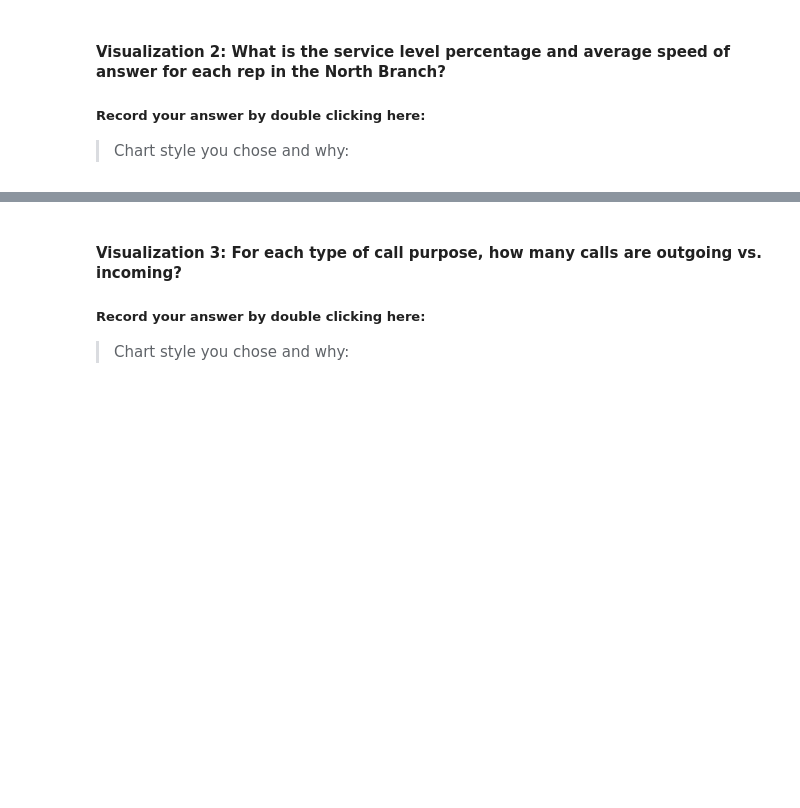
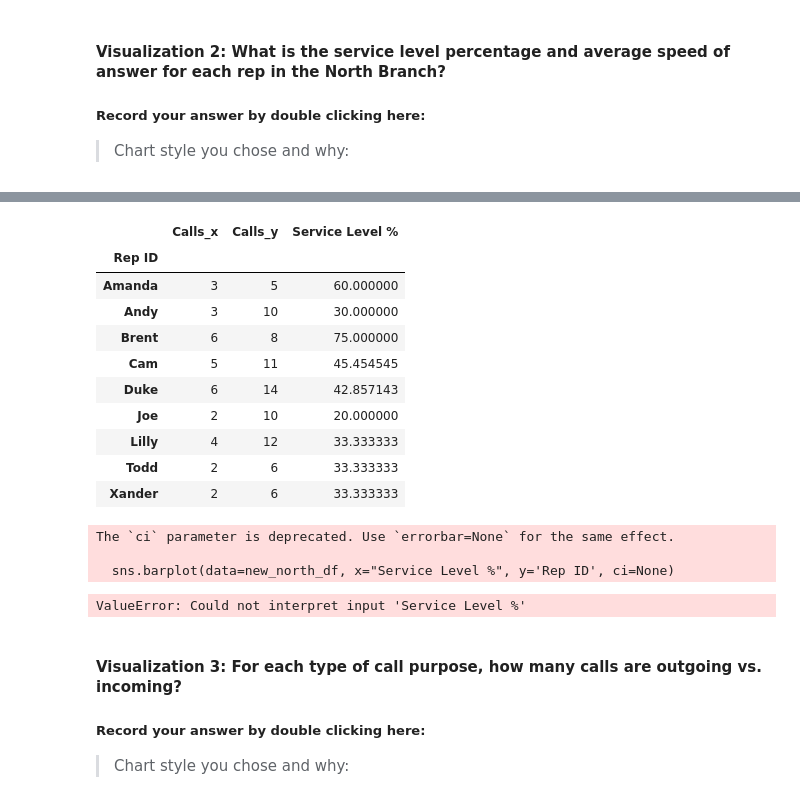
Before and after one commit to pamkellerman/call-center-cleanup-assignment, a Jupyter notebook: Call_Center_Cleanup.ipynb, the cells around one changed output, grey strips where cells are left out. Saved outputs shown, nothing was run; the diff lists cells and outputs as text; code cells hidden in the pictures; blank space fills up the shorter version.

```diff
--- a/Call_Center_Cleanup.ipynb
+++ b/Call_Center_Cleanup.ipynb
@@ -587,3 +603,24 @@ service_level["Service Level %"] = service_level["Calls_x"]/service_level["Calls
+# %%
+service_level
+# %% [output]
+|  | Calls_x | Calls_y | Service Level % |
+| Rep ID |  |  |  |
+| Amanda | 3 | 5 | 60.000000 |
+| Andy | 3 | 10 | 30.000000 |
+| Brent | 6 | 8 | 75.000000 |
+| Cam | 5 | 11 | 45.454545 |
+| Duke | 6 | 14 | 42.857143 |
+| Joe | 2 | 10 | 20.000000 |
+| Lilly | 4 | 12 | 33.333333 |
+| Todd | 2 | 6 | 33.333333 |
+| Xander | 2 | 6 | 33.333333 |
+# %%
+sns.barplot(data=new_north_df, x="Service Level %", y='Rep ID', ci=None)
+# %% [output]
+The `ci` parameter is deprecated. Use `errorbar=None` for the same effect.
+
+  sns.barplot(data=new_north_df, x="Service Level %", y='Rep ID', ci=None)
+ValueError: Could not interpret input 'Service Level %'
 # %% [markdown]
 #### Visualization 3: For each type of call purpose, how many calls are outgoing vs. incoming?
 ##### Record your answer by double clicking here:
```
Also changed, not shown: parts of 8 cells of this notebook.
